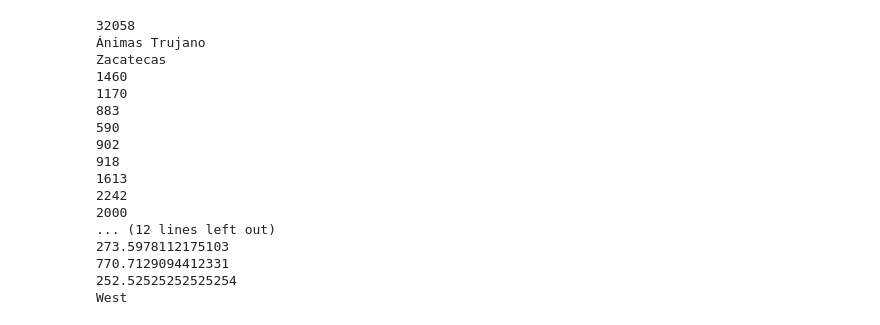
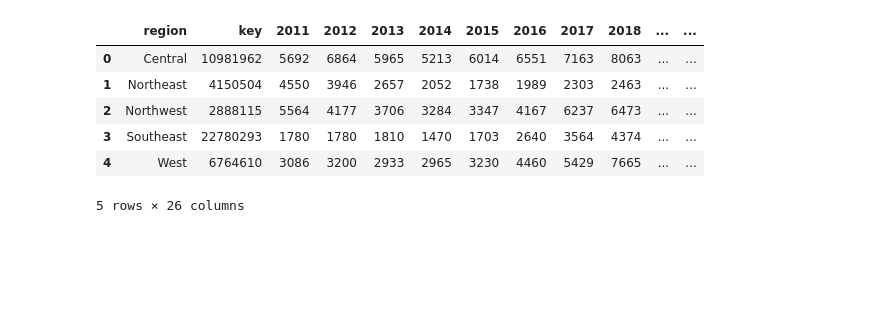
Before and after one commit to eserrania/homicide_scatterplot, a Jupyter notebook: data_processing.ipynb, the cells around one changed output. Cells and saved outputs as stored; diff of their text form; code cells hidden in the pictures; blank space fills up the shorter version.

```diff
--- a/data_processing.ipynb
+++ b/data_processing.ipynb
@@ -148,24 +148,26 @@ homicides.fillna(0, inplace=True)
 
 #write file
 homicides.to_csv('data/homicides.csv')
-# %%
-for n in homicides.columns:
-    print(homicides[n].max())
-# %% [output]
-32058
-Ánimas Trujano
-Zacatecas
-1460
-1170
-883
-590
-902
-918
-1613
-2242
-2000
-... (12 lines left out)
-273.5978112175103
-770.7129094412331
-252.52525252525254
-West
+# %%
+homregion = homicides.groupby(['region'], as_index=False).sum()
+# %%
+for y in range(2011, 2020):
+    if y < 2015:
+        pop = 'pop2010'
+
+    else:
+        pop = 'pop' + str(y)
+
+    var = 'homrate' + str(y)
+
+    homregion[var] = homregion[y] / (homregion[pop]/100000)
+# %%
+homregion
+# %% [output]
+|  | region | key | 2011 | 2012 | 2013 | 2014 | 2015 | 2016 | 2017 | 2018 | ... | ... |
+| 0 | Central | 10981962 | 5692 | 6864 | 5965 | 5213 | 6014 | 6551 | 7163 | 8063 | ... | ... |
+| 1 | Northeast | 4150504 | 4550 | 3946 | 2657 | 2052 | 1738 | 1989 | 2303 | 2463 | ... | ... |
+| 2 | Northwest | 2888115 | 5564 | 4177 | 3706 | 3284 | 3347 | 4167 | 6237 | 6473 | ... | ... |
+| 3 | Southeast | 22780293 | 1780 | 1780 | 1810 | 1470 | 1703 | 2640 | 3564 | 4374 | ... | ... |
+| 4 | West | 6764610 | 3086 | 3200 | 2933 | 2965 | 3230 | 4460 | 5429 | 7665 | ... | ... |
+5 rows × 26 columns
```
Also changed, not shown: parts of 2 cells of this notebook, 6 other files.
